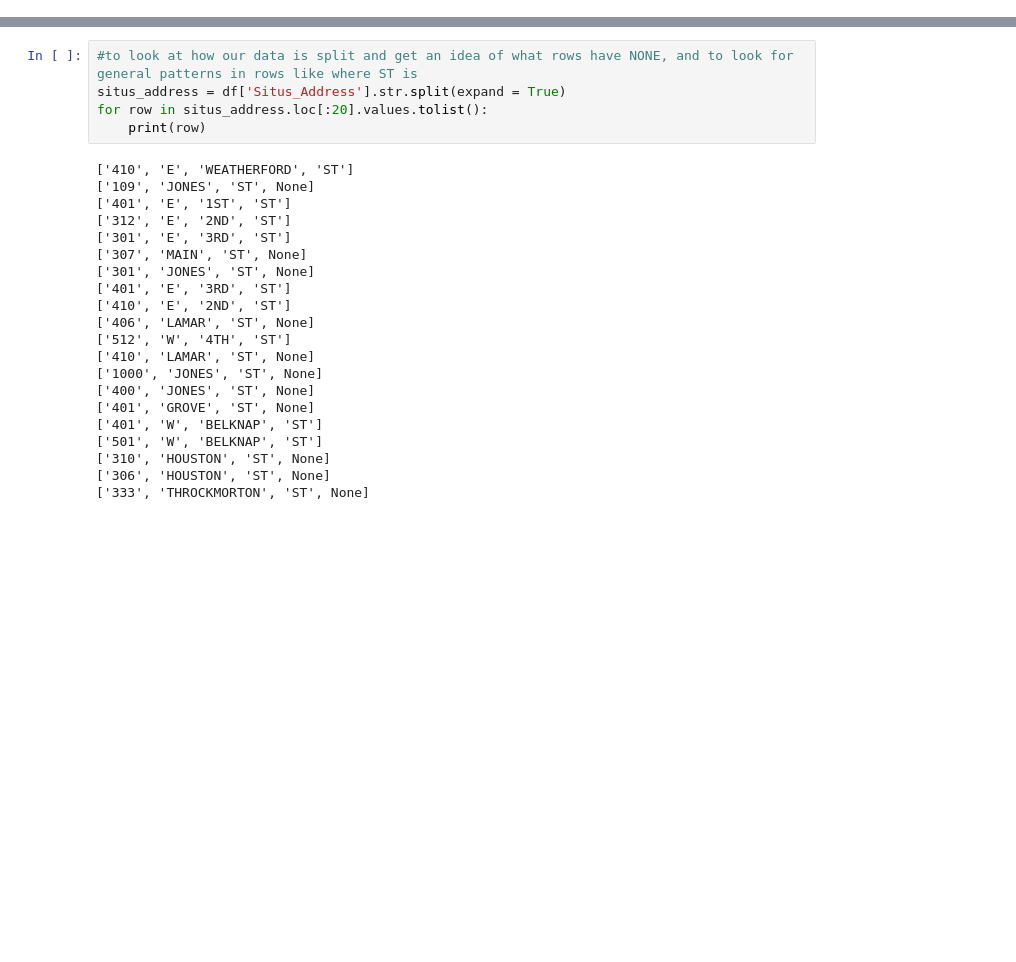
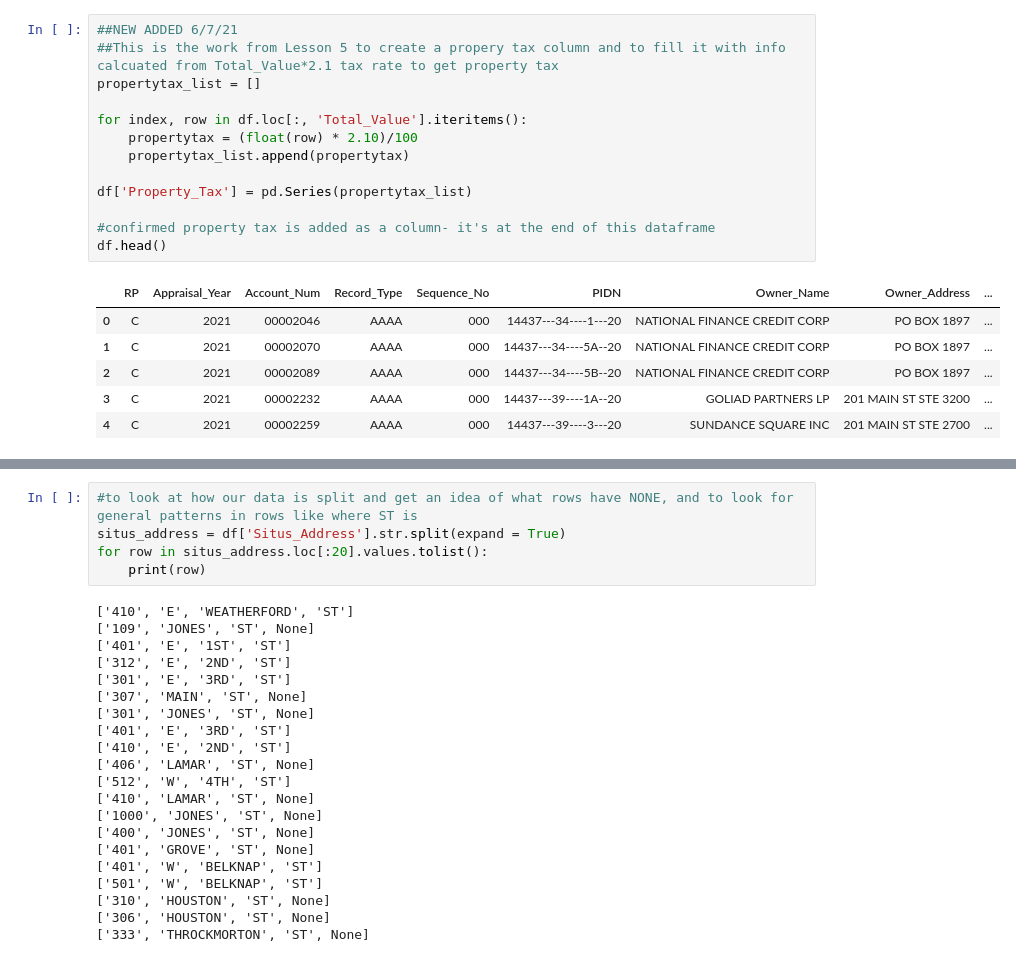
Before and after one commit to efann64/PropTax, a Jupyter notebook: SmallTarrantDataLesson6.ipynb, the cells around one changed output, grey strips where cells are left out. Drawn from its saved outputs; the diff is of its cells as text; blank space fills up the shorter version.

```diff
--- a/SmallTarrantDataLesson6.ipynb
+++ b/SmallTarrantDataLesson6.ipynb
@@ -27,3 +30,23 @@ df.head(25)
 | 17 | C | 2021 | 00003441 | AAAA | 000 | 14437---59----1---20 | CARAVAN OF DREAMS INC | 201 MAIN ST | ... |
 | 18 | C | 2021 | 00003492 | AAAA | 000 | 14437---59----6 | SOLOMON HOUSTON LP | 2501 MUSEUM WAY APT 505 | ... |
 | 19 | C | 2021 | 00003506 | AAAA | 000 | 14437---59----7---20 | SUNDANCE WEST PARTNERS LP | 201 MAIN ST STE 2700 | ... |
+# %%
+##NEW ADDED 6/7/21
+##This is the work from Lesson 5 to create a propery tax column and to fill it with info calcuated from Total_Value*2.1 tax rate to get property tax
+propertytax_list = []
+
+for index, row in df.loc[:, 'Total_Value'].iteritems():
+    propertytax = (float(row) * 2.10)/100
+    propertytax_list.append(propertytax)
+
+df['Property_Tax'] = pd.Series(propertytax_list)
+
+#confirmed property tax is added as a column- it's at the end of this dataframe
+df.head()
+# %% [output]
+|  | RP | Appraisal_Year | Account_Num | Record_Type | Sequence_No | PIDN | Owner_Name | Owner_Address | ... |
+| 0 | C | 2021 | 00002046 | AAAA | 000 | 14437---34----1---20 | NATIONAL FINANCE CREDIT CORP | PO BOX 1897 | ... |
+| 1 | C | 2021 | 00002070 | AAAA | 000 | 14437---34----5A--20 | NATIONAL FINANCE CREDIT CORP | PO BOX 1897 | ... |
+| 2 | C | 2021 | 00002089 | AAAA | 000 | 14437---34----5B--20 | NATIONAL FINANCE CREDIT CORP | PO BOX 1897 | ... |
+| 3 | C | 2021 | 00002232 | AAAA | 000 | 14437---39----1A--20 | GOLIAD PARTNERS LP | 201 MAIN ST STE 3200 | ... |
+| 4 | C | 2021 | 00002259 | AAAA | 000 | 14437---39----3---20 | SUNDANCE SQUARE INC | 201 MAIN ST STE 2700 | ... |
```
Also changed, not shown: parts of 6 cells of this notebook.
